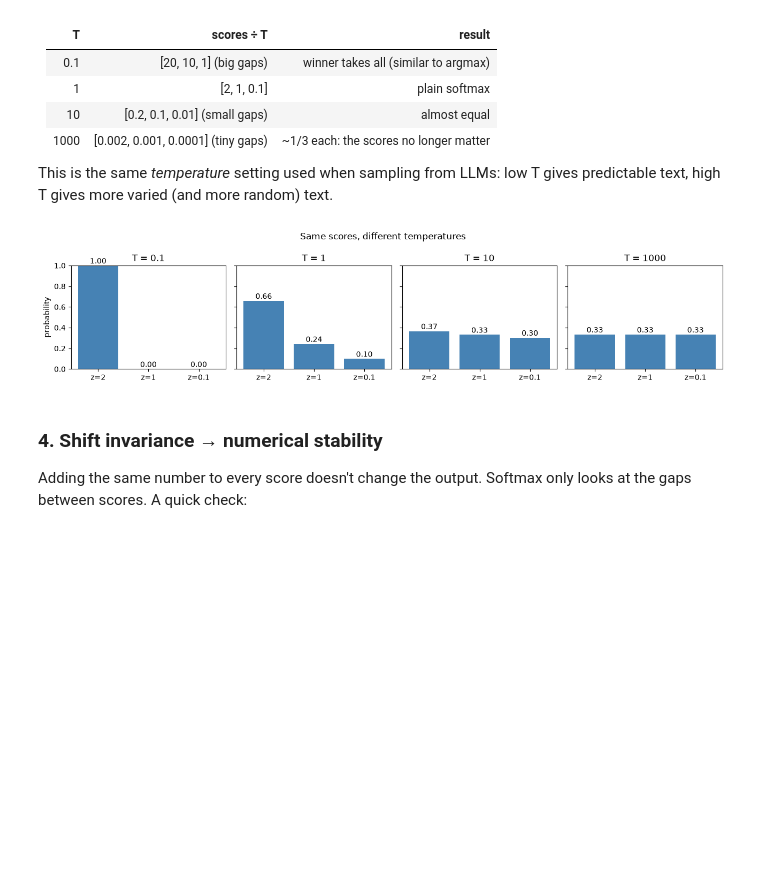
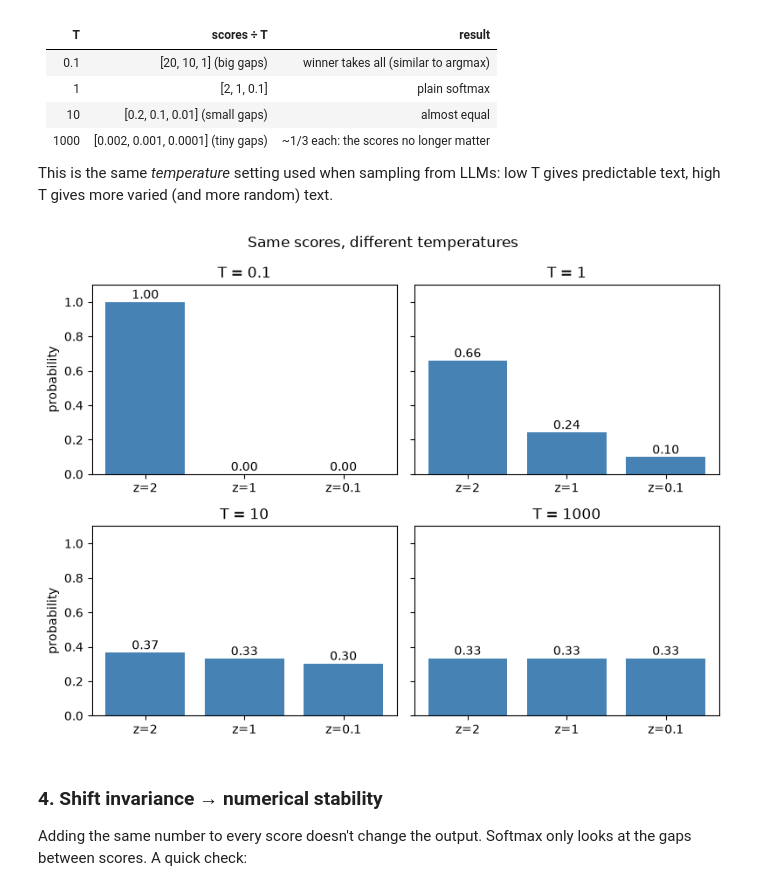
Before and after one commit to jagrutsharma/ai-field-notes, a Jupyter notebook: concepts/softmax/softmax.ipynb, the cells around one changed output. Saved outputs shown, nothing was run; the diff lists cells and outputs as text; code cells hidden in the pictures; blank space fills up the shorter version.

Commit message:
Use 2x2 temperature plot and add it to the softmax README

```diff
--- a/concepts/softmax/softmax.ipynb
+++ b/concepts/softmax/softmax.ipynb
@@ -84,20 +84,21 @@ Softmax only cares about the *gaps* between scores. Temperature T stretches or s
 This is the same *temperature* setting used when sampling from LLMs: low T gives predictable text, high T gives more varied (and more random) text.
 # %%
 temps = [0.1, 1.0, 10.0, 1000.0]
-fig, axes = plt.subplots(1, 4, figsize=(13, 3), sharey=True)
-for ax, T in zip(axes, temps):
+fig, axes = plt.subplots(2, 2, figsize=(8, 6), sharey=True)
+for ax, T in zip(axes.flat, temps):
     pt = torch.softmax(z / T, dim=-1)
     ax.bar(["z=2", "z=1", "z=0.1"], pt, color="steelblue")
     ax.set_title(f"T = {T:g}")
-    ax.set_ylim(0, 1)
+    ax.set_ylim(0, 1.1)
     for i, v in enumerate(pt):
         ax.text(i, v.item() + 0.02, f"{v:.2f}", ha="center")
-axes[0].set_ylabel("probability")
+for ax in axes[:, 0]:
+    ax.set_ylabel("probability")
 plt.suptitle("Same scores, different temperatures")
 plt.tight_layout()
 plt.show()
 # %% [output]
-[figure, old version]
+[figure, new version]
 # %% [markdown]
 ### 4. Shift invariance → numerical stability
 Adding the same number to every score doesn't change the output. Softmax only looks at the gaps between scores. A quick check:
```
Also changed, not shown: 2 other files.
